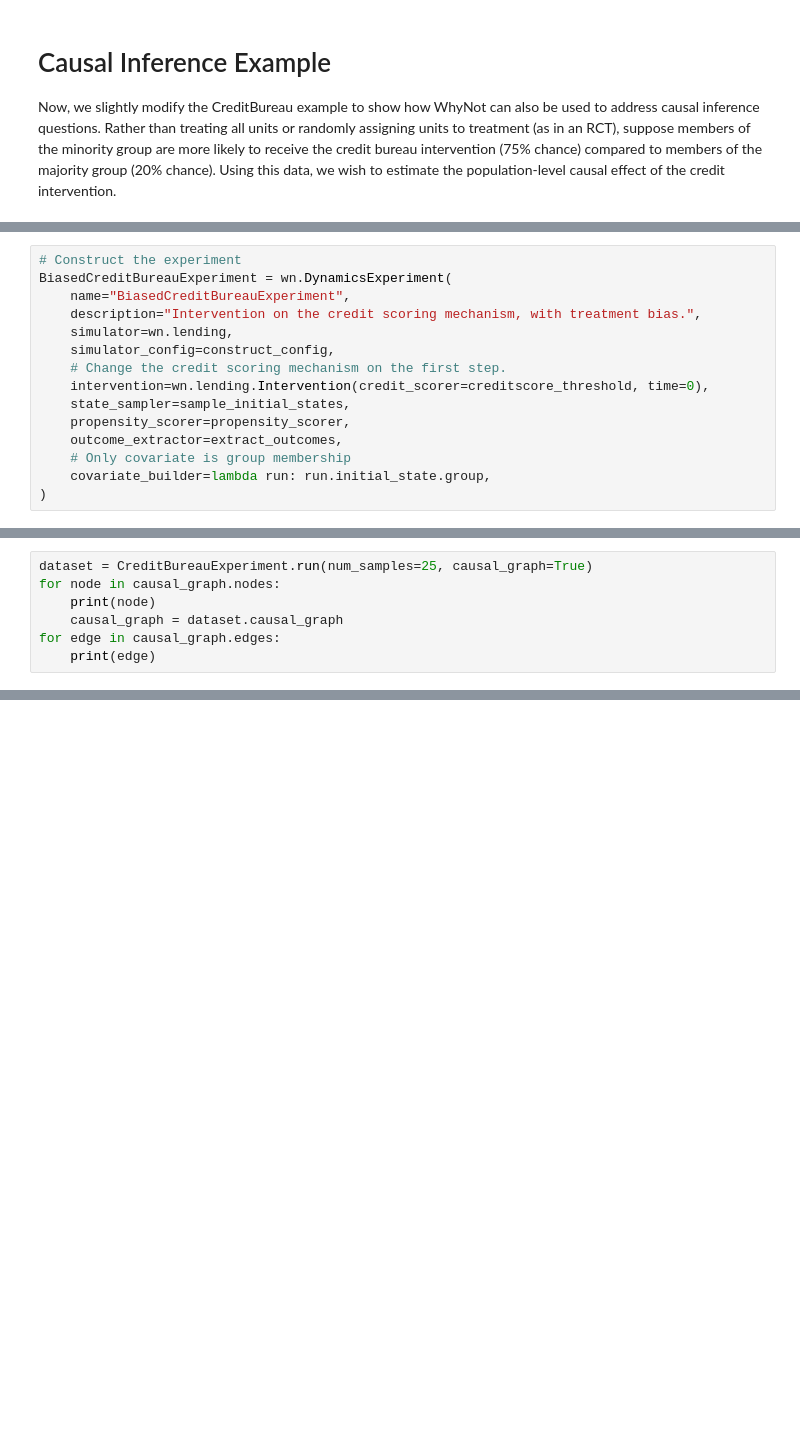
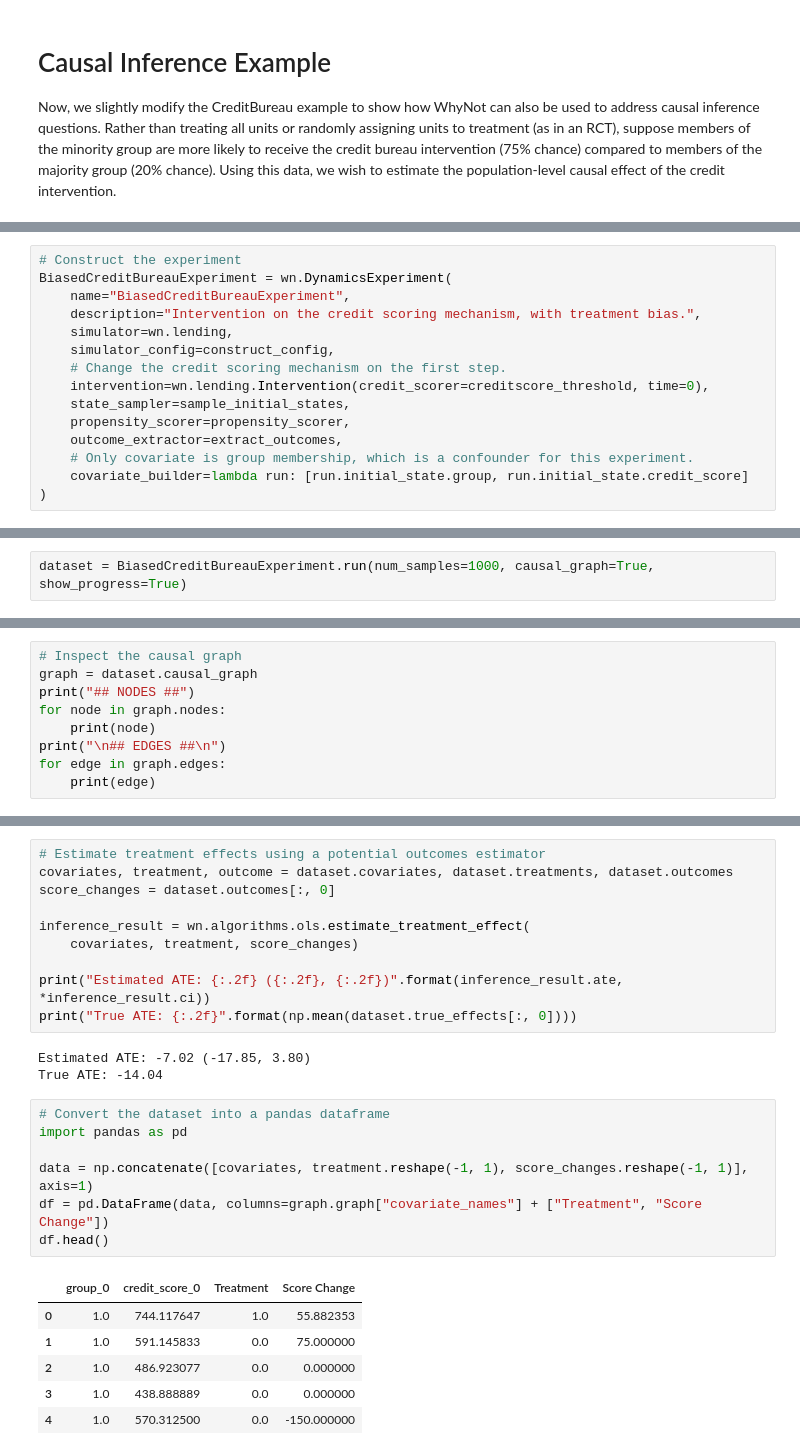
Before and after one commit to socialfoundations/whynot, a Jupyter notebook: examples/delayed_impact.ipynb, the cells around one changed output, grey strips where cells are left out. Saved outputs shown, nothing was run; the diff lists cells and outputs as text; blank space fills up the shorter version.

Commit message:
Update delayed impact notebook to show how to use causal graphs.

```diff
--- a/examples/delayed_impact.ipynb
+++ b/examples/delayed_impact.ipynb
@@ -118,6 +122,6 @@ BiasedCreditBureauExperiment = wn.DynamicsExperiment(
     state_sampler=sample_initial_states,
     propensity_scorer=propensity_scorer,
     outcome_extractor=extract_outcomes,
-    # Only covariate is group membership
-    covariate_builder=lambda run: run.initial_state.group,
+    # Only covariate is group membership, which is a confounder for this experiment.
+    covariate_builder=lambda run: [run.initial_state.group, run.initial_state.credit_score]
 )
@@ -125,0 +130,2 @@ ValueError: control_run in signature, but is not a parameter!
+# %%
+dataset = BiasedCreditBureauExperiment.run(num_samples=1000, causal_graph=True, show_progress=True)
@@ -126,7 +134,9 @@ ValueError: control_run in signature, but is not a parameter!
 # %%
-dataset = CreditBureauExperiment.run(num_samples=25, causal_graph=True)
-for node in causal_graph.nodes:
+# Inspect the causal graph
+graph = dataset.causal_graph
+print("## NODES ##")
+for node in graph.nodes:
     print(node)
-    causal_graph = dataset.causal_graph
-for edge in causal_graph.edges:
+print("\n## EDGES ##\n")
+for edge in graph.edges:
     print(edge)
@@ -132,0 +161,27 @@ for edge in causal_graph.edges:
+# %%
+# Estimate treatment effects using a potential outcomes estimator
+covariates, treatment, outcome = dataset.covariates, dataset.treatments, dataset.outcomes
+score_changes = dataset.outcomes[:, 0]
+
+inference_result = wn.algorithms.ols.estimate_treatment_effect(
+    covariates, treatment, score_changes)
+
+print("Estimated ATE: {:.2f} ({:.2f}, {:.2f})".format(inference_result.ate, *inference_result.ci))
+print("True ATE: {:.2f}".format(np.mean(dataset.true_effects[:, 0])))
+# %% [output]
+Estimated ATE: -7.02 (-17.85, 3.80)
+True ATE: -14.04
+# %%
+# Convert the dataset into a pandas dataframe
+import pandas as pd
+
+data = np.concatenate([covariates, treatment.reshape(-1, 1), score_changes.reshape(-1, 1)], axis=1)
+df = pd.DataFrame(data, columns=graph.graph["covariate_names"] + ["Treatment", "Score Change"])
+df.head()
+# %% [output]
+|  | group_0 | credit_score_0 | Treatment | Score Change |
+| 0 | 1.0 | 744.117647 | 1.0 | 55.882353 |
+| 1 | 1.0 | 591.145833 | 0.0 | 75.000000 |
+| 2 | 1.0 | 486.923077 | 0.0 | 0.000000 |
+| 3 | 1.0 | 438.888889 | 0.0 | 0.000000 |
+| 4 | 1.0 | 570.312500 | 0.0 | -150.000000 |
```
Also changed, not shown: parts of 9 cells of this notebook.
